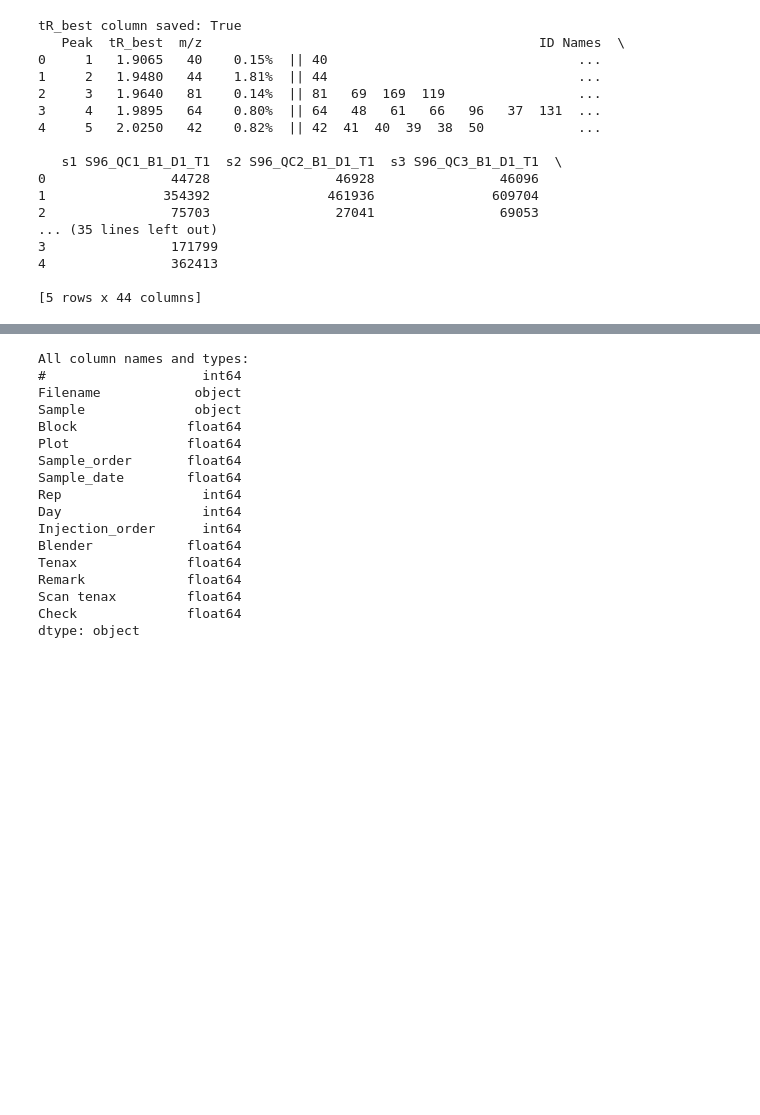
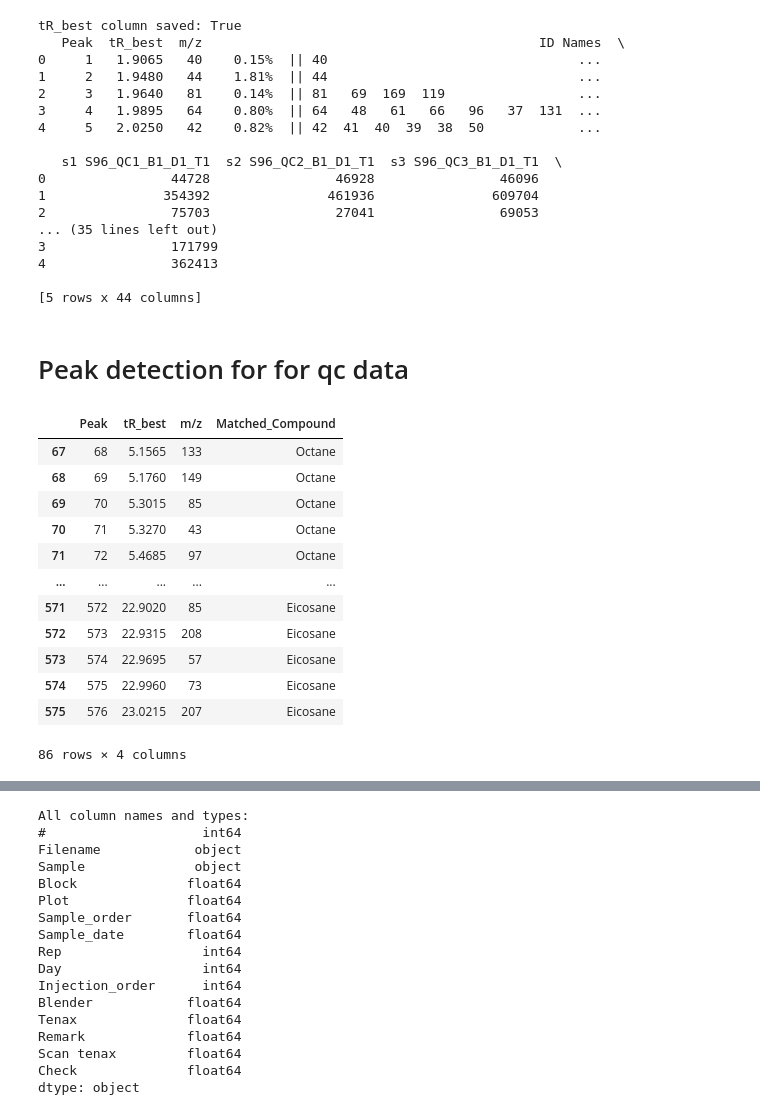
Before and after one commit to Fatemeh1362/internship, a Jupyter notebook: metrix_qc_prepration.ipynb, the cells around one changed output, grey strips where cells are left out. Cells and saved outputs as stored; diff of their text form; code cells hidden in the pictures; blank space fills up the shorter version.

```diff
--- a/metrix_qc_prepration.ipynb
+++ b/metrix_qc_prepration.ipynb
@@ -154,3 +154,51 @@ tR_best column saved: True
 4                362413
 
 [5 rows x 44 columns]
+# %% [markdown]
+# Peak detection for for qc data
+# %%
+# Define known alkanes with accurate retention time (tR)
+alkanes = [
+    {'Compound': 'Octane',      'tR': 5.34},
+    {'Compound': 'Decane',      'tR': 10.154},
+    {'Compound': 'Dodecane',    'tR': 13.626},
+    {'Compound': 'Tetradecane', 'tR': 16.388},
+    {'Compound': 'Pentadecane', 'tR': 17.62},
+    {'Compound': 'Octadecane',  'tR': 20.906},
+    {'Compound': 'Eicosane',    'tR': 22.825},
+]
+
+# Convert to DataFrame
+alkane_df = pd.DataFrame(alkanes)
+
+# Set tighter tolerance for GC-MS matching
+tr_tol = 0.2  # try 0.2 min window
+mz_tol = 2    # use ±2 m/z
+
+# Matching function
+def match_alkane(row):
+    for _, alk in alkane_df.iterrows():
+        if abs(row['tR_best'] - alk['tR']) <= tr_tol:
+            return alk['Compound']
+    return 'Unknown'
+
+# Apply to your QC GC-MS DataFrame
+cleaned_qc['Matched_Compound'] = cleaned_qc.apply(match_alkane, axis=1)
+
+# Show matches
+matched = cleaned_qc[cleaned_qc['Matched_Compound'] != 'Unknown']
+display(matched[['Peak', 'tR_best', 'm/z', 'Matched_Compound']])
+# %% [output]
+|  | Peak | tR_best | m/z | Matched_Compound |
+| 67 | 68 | 5.1565 | 133 | Octane |
+| 68 | 69 | 5.1760 | 149 | Octane |
+| 69 | 70 | 5.3015 | 85 | Octane |
+| 70 | 71 | 5.3270 | 43 | Octane |
+| 71 | 72 | 5.4685 | 97 | Octane |
+| ... | ... | ... | ... | ... |
+| 571 | 572 | 22.9020 | 85 | Eicosane |
+| 572 | 573 | 22.9315 | 208 | Eicosane |
+| 573 | 574 | 22.9695 | 57 | Eicosane |
+| 574 | 575 | 22.9960 | 73 | Eicosane |
+| 575 | 576 | 23.0215 | 207 | Eicosane |
+86 rows × 4 columns
```
Also changed, not shown: parts of 2 cells of this notebook.
